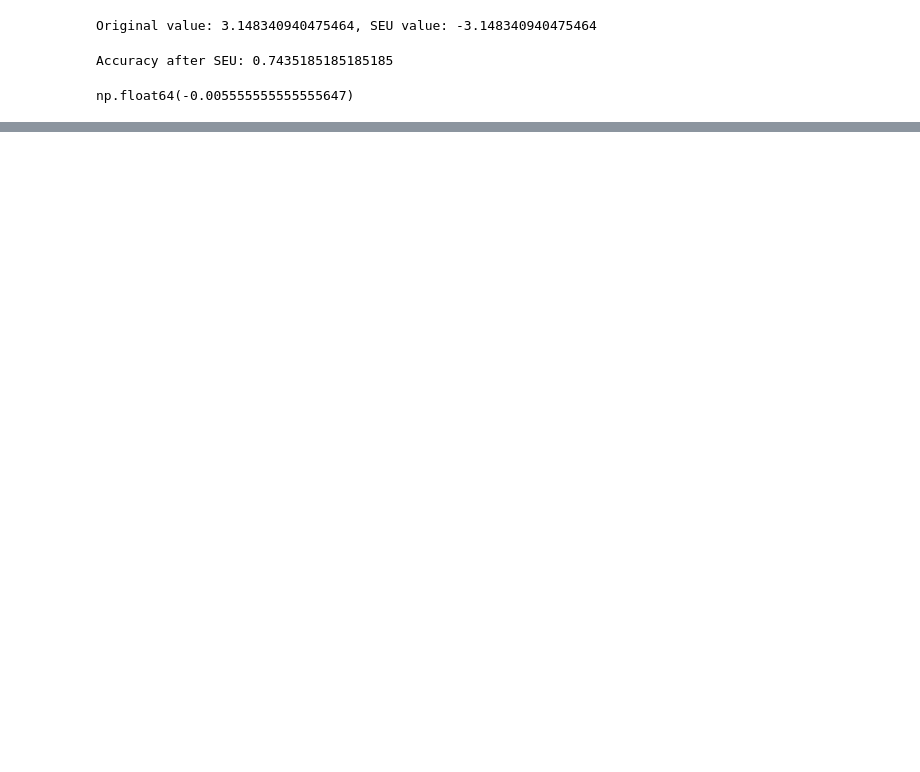
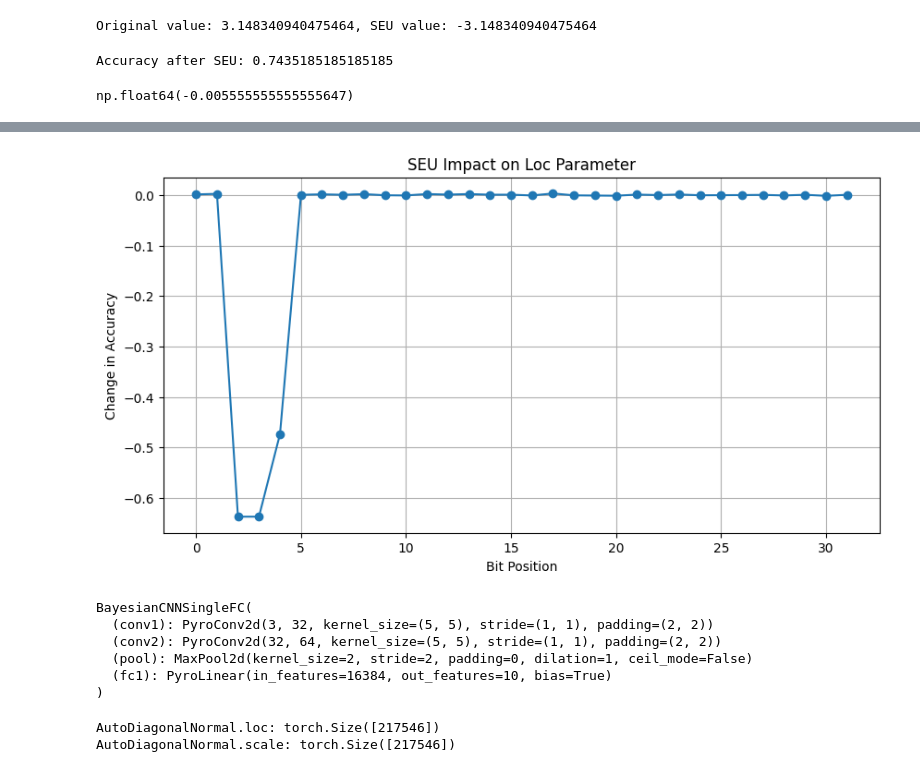
Before and after one commit to putawararevalda/bnnexperimentation, a Jupyter notebook: experiment02.ipynb, the cells around one changed output, grey strips where cells are left out. Cells and saved outputs as stored; diff of their text form; code cells hidden in the pictures; blank space fills up the shorter version.

```diff
--- a/experiment02.ipynb
+++ b/experiment02.ipynb
@@ -312,5 +314,5 @@ plt.show()
 # %%
-(inj.run_seu_autodiagonal_normal(location_index=0, bit_i=0, parameter_name="loc", num_samples=10))
+#(inj.run_seu_autodiagonal_normal(location_index=0, bit_i=0, parameter_name="loc", num_samples=10))
 # %% [output]
 Original value: 3.148340940475464, SEU value: -3.148340940475464
 Accuracy after SEU: 0.7435185185185185
@@ -317,0 +326,5 @@ np.float64(-0.005555555555555647)
+# %%
+results2_loc = []
+
+for i in range(0, 32):
+    results2_loc.append(inj.run_seu_autodiagonal_normal(location_index=217536, bit_i=i, parameter_name="loc", num_samples=10))
@@ -317,0 +367,19 @@ np.float64(-0.005555555555555647)
+# %%
+plt.figure(figsize=(10, 5))
+plt.plot(range(0, 32), results2_loc, marker='o')
+plt.title('SEU Impact on Loc Parameter')
+plt.xlabel('Bit Position')
+plt.ylabel('Change in Accuracy')
+plt.grid()
+plt.show()
+# %% [output]
+[figure, added]
+# %%
+bayesian_model
+# %% [output]
+BayesianCNNSingleFC(
+  (conv1): PyroConv2d(3, 32, kernel_size=(5, 5), stride=(1, 1), padding=(2, 2))
+  (conv2): PyroConv2d(32, 64, kernel_size=(5, 5), stride=(1, 1), padding=(2, 2))
+  (pool): MaxPool2d(kernel_size=2, stride=2, padding=0, dilation=1, ceil_mode=False)
+  (fc1): PyroLinear(in_features=16384, out_features=10, bias=True)
+)
@@ -317,0 +390,7 @@ np.float64(-0.005555555555555647)
+# %%
+# print the parameters of pyro param store
+for name, value in pyro.get_param_store().items():
+    print(f"{name}: {value.shape}")
+# %% [output]
+AutoDiagonalNormal.loc: torch.Size([217546])
+AutoDiagonalNormal.scale: torch.Size([217546])
```
Also changed, not shown: parts of 21 cells of this notebook.
